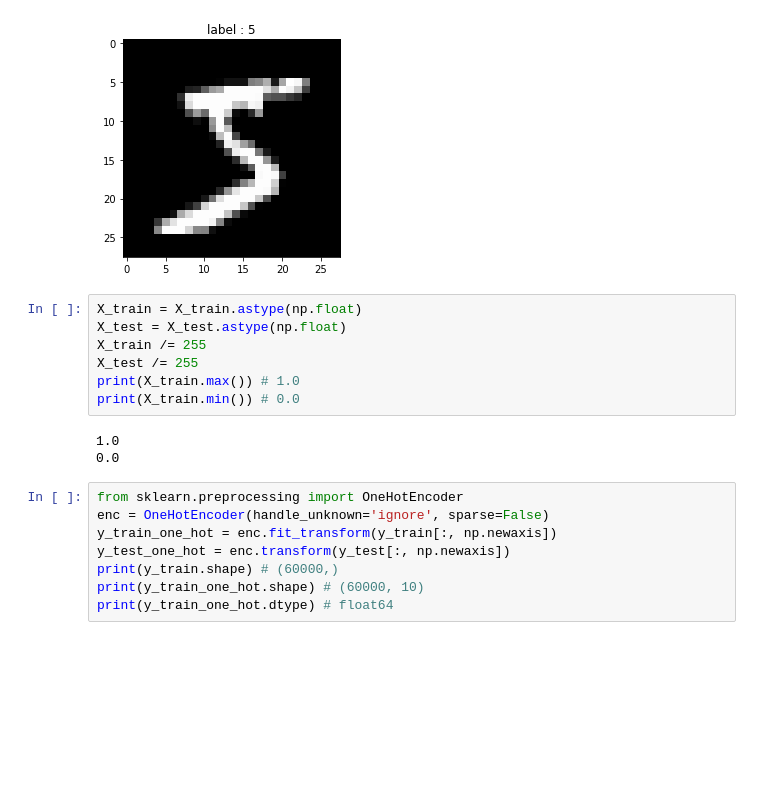
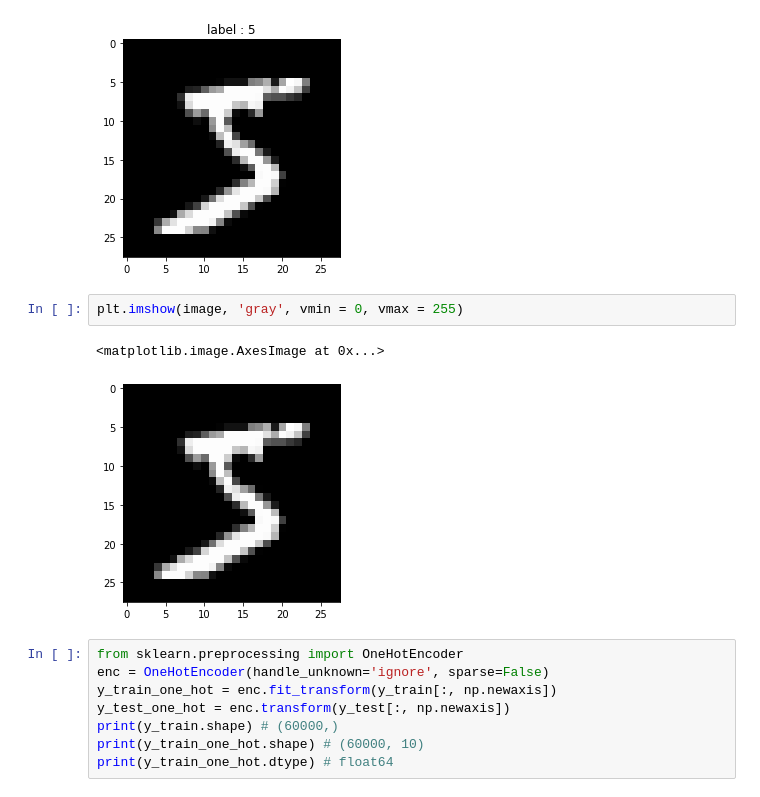
Before and after one commit to YusukeAoki57/diveintocode-ml, a Jupyter notebook: Sprint_ニューラルネットワーク.ipynb, the cells around one changed output. Drawn from its saved outputs; the diff is of its cells as text; blank space fills up the shorter version.

```diff
--- a/Sprint_ニューラルネットワーク.ipynb
+++ b/Sprint_ニューラルネットワーク.ipynb
@@ -23,16 +23,11 @@ plt.title('label : {}'.format(y_train[index]))
 plt.show()
 # %% [output]
 [figure]
-# %%
-X_train = X_train.astype(np.float)
-X_test = X_test.astype(np.float)
-X_train /= 255
-X_test /= 255
-print(X_train.max()) # 1.0
-print(X_train.min()) # 0.0
-# %% [output]
-1.0
-0.0
+# %%
+plt.imshow(image, 'gray', vmin = 0, vmax = 255)
+# %% [output]
+<matplotlib.image.AxesImage at 0x...>
+[figure, added]
 # %%
 from sklearn.preprocessing import OneHotEncoder
 enc = OneHotEncoder(handle_unknown='ignore', sparse=False)
```
Also changed, not shown: parts of 9 cells of this notebook.
